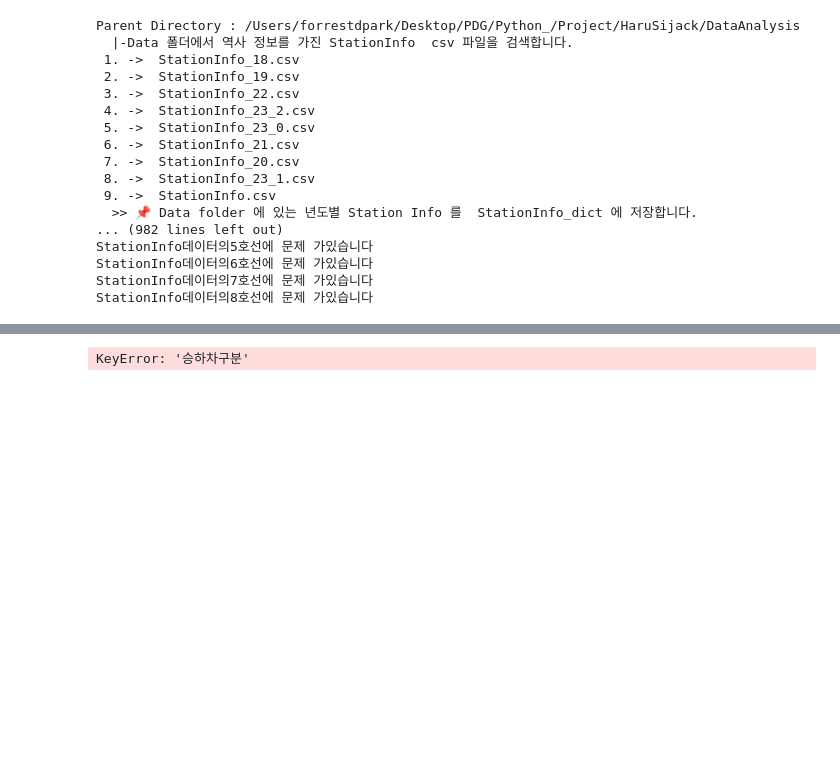
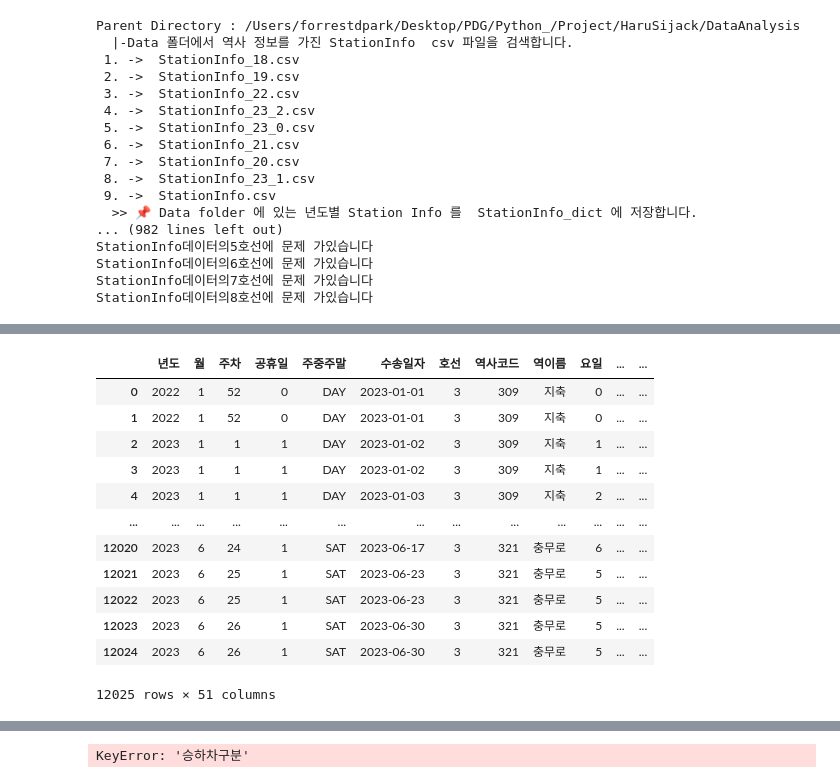
Before and after one commit to rhkddud0310/HaruSijack, a Jupyter notebook: DataAnalysis/Analysis/03-2.머신러닝통합.ipynb, the cells around one changed output, grey strips where cells are left out. Saved outputs shown, nothing was run; the diff lists cells and outputs as text; code cells hidden in the pictures; blank space fills up the shorter version.

```diff
--- a/DataAnalysis/Analysis/03-2.머신러닝통합.ipynb
+++ b/DataAnalysis/Analysis/03-2.머신러닝통합.ipynb
@@ -133,6 +133,7 @@ def mlTableGen(subway_dict, save_mlTable_dict_fileName):
     # 전체학습데이터 생성
     # 기본 승하차데이터의 승하차 칼럼들을 다시 정제 해야함.
     mlTable_dict = {}
+    error_table = {}
     for i,key in enumerate(subway_dict.keys()):
         print(Service.colored_text(f'🔹 {i} key : {key}','cyan'))
         mlTable_dict[key]= Service.data_preprocessing_toAnalysis(subway_dict,key)
@@ -163,8 +164,14 @@ def mlTableGen(subway_dict, save_mlTable_dict_fileName):
         # print(*colnamelist[시간대시작index:])
         for colname in colnamelist[시간대시작index:]:
             # print(f'{colname[:2]}시인원')
-            if '06시이전' == colname:
+            if '이전' in colname or '06시이전'==colname:
                 mlTable_dict[key].rename({colname:f'05시인원'}, inplace=True, axis=1)
+            elif '합' in colname:
+                # 합 인원 칼럼
+                print()
+                mlTable_dict[key].drop(colname,inplace=True,axis=1)
+            elif colname[:2]=='00':
+                mlTable_dict[key].rename({colname:f'24시인원'}, inplace=True, axis=1)
             else:
                 mlTable_dict[key].rename({colname:f'{colname[:2]}시인원'}, inplace=True, axis=1)
     print(Service.colored_text("########### Feature Engineering 완료 #################",'yellow'))
@@ -185,9 +192,29 @@ def mlTableGen(subway_dict, save_mlTable_dict_fileName):
                 # print(mlt.columns)
                 line_배치 = pd.read_csv(f'../Data/지하철배차시간데이터/StationInfo_{savefilename_indexName}_{i}_호선배차.csv')
                 mlTable_line_dict[f'{key}_{line}호선']= pd.merge(line_배치,mlt,on = ['역사코드','주중주말','호선'])
+                if len(mlTable_line_dict[f'{key}_{line}호선']):
+                    print("아무것도 없습니다!!!!!")
+                    print("아무것도 없습니다!!!!!")
+                    print("아무것도 없습니다!!!!!")
+                    print("아무것도 없습니다!!!!!")
+                    print("그이유는!!!!!!")
+                    print(mlt.columns)
+                    print("mlt row 개수",len(mlt))
+                    print(line_배치.columns)
+                    print('line배치 row 개수 :',len(line_배치))
+                    print('주중주말호선역사코드 가 제대로 되어있나확인해보세요')
+                    print("역사코드",np.array(mlt['역사코드']).dtype)
+                    print("호선",np.array(mlt['호선']).dtype)
+                    print("주중주말",np.array(mlt['주중주말']).dtype)
+
+                    mlTable_line_dict[f'{key}_{line}호선']= pd.merge(line_배치,mlt,on = ['역사코드','주중주말'])
+                    if len(mlTable_line_dict[f'{key}_{line}호선']):
+                        error_table[f'{key}_{line}호선']=[mlt,line_배치]
 
             except: continue
         # integrated_mltable_line_dict[f'{key}_line_dict']=mlTable_line_dict
+
+
         mlTable_dict[key]=mlTable_line_dict
     print(Service.colored_text("########### 호선별 mlTable 생성 완료 #################",'yellow'))
     # return integrated_mltable_line_dict
@@ -208,11 +235,12 @@ def mlTableGen(subway_dict, save_mlTable_dict_fileName):
     # print("#"*20)
     # print(mlTable_dict)
     np.save(f'../Data/mlTables/mlTable_dict_{save_mlTable_dict_fileName}.npy',mlTable_dict, allow_pickle=True)
-    return mlTable_dict
+    return error_table,mlTable
 # %%
 ## subwaydict npy load
 #Data dictionalry path
 mlt_integrate_dict = {}
+error_integrate_dict = {}
 data_dictionary_path ='../Data/DataDictionary'
 for file in os.listdir(data_dictionary_path):
     if file.split(".")[-1]=="npy":
@@ -220,7 +248,8 @@ for file in os.listdir(data_dictionary_path):
         savename = file.split(".npy")[0].split("_")[-1]
         print(savename)
         subway_dict = np.load(os.path.join(data_dictionary_path,file),allow_pickle=True).tolist()
-        mlTable_dict=mlTableGen(subway_dict,save_mlTable_dict_fileName=savename)
-        mlt_integrate_dict[f'{savename}']=mlTable_dict
+        error_table,mlTable=mlTableGen(subway_dict,save_mlTable_dict_fileName=savename)
+        error_integrate_dict[f'{savename}']=error_table
+        mlt_integrate_dict[f'{savename}']=mlTable
 # %% [output]
 22to23
@@ -271,0 +292,19 @@ section:  22to23
+# %%
+table,batch=error_integrate_dict['22to23']['subway23_0_3호선']
+# table.iloc[:,:10]
+# mlTable_line_dict[f'{key}_{line}호선']= pd.merge(line_배치,mlt,on = ['역사코드','주중주말'])
+pd.merge(table,batch,on = ['역사코드','주중주말','호선'])
+# %% [output]
+|  | 년도 | 월 | 주차 | 공휴일 | 주중주말 | 수송일자 | 호선 | 역사코드 | 역이름 | 요일 | ... | ... |
+| 0 | 2022 | 1 | 52 | 0 | DAY | 2023-01-01 | 3 | 309 | 지축 | 0 | ... | ... |
+| 1 | 2022 | 1 | 52 | 0 | DAY | 2023-01-01 | 3 | 309 | 지축 | 0 | ... | ... |
+| 2 | 2023 | 1 | 1 | 1 | DAY | 2023-01-02 | 3 | 309 | 지축 | 1 | ... | ... |
+| 3 | 2023 | 1 | 1 | 1 | DAY | 2023-01-02 | 3 | 309 | 지축 | 1 | ... | ... |
+| 4 | 2023 | 1 | 1 | 1 | DAY | 2023-01-03 | 3 | 309 | 지축 | 2 | ... | ... |
+| ... | ... | ... | ... | ... | ... | ... | ... | ... | ... | ... | ... | ... |
+| 12020 | 2023 | 6 | 24 | 1 | SAT | 2023-06-17 | 3 | 321 | 충무로 | 6 | ... | ... |
+| 12021 | 2023 | 6 | 25 | 1 | SAT | 2023-06-23 | 3 | 321 | 충무로 | 5 | ... | ... |
+| 12022 | 2023 | 6 | 25 | 1 | SAT | 2023-06-23 | 3 | 321 | 충무로 | 5 | ... | ... |
+| 12023 | 2023 | 6 | 26 | 1 | SAT | 2023-06-30 | 3 | 321 | 충무로 | 5 | ... | ... |
+| 12024 | 2023 | 6 | 26 | 1 | SAT | 2023-06-30 | 3 | 321 | 충무로 | 5 | ... | ... |
+12025 rows × 51 columns
```
Also changed, not shown: parts of 11 cells of this notebook, 7 other files.
